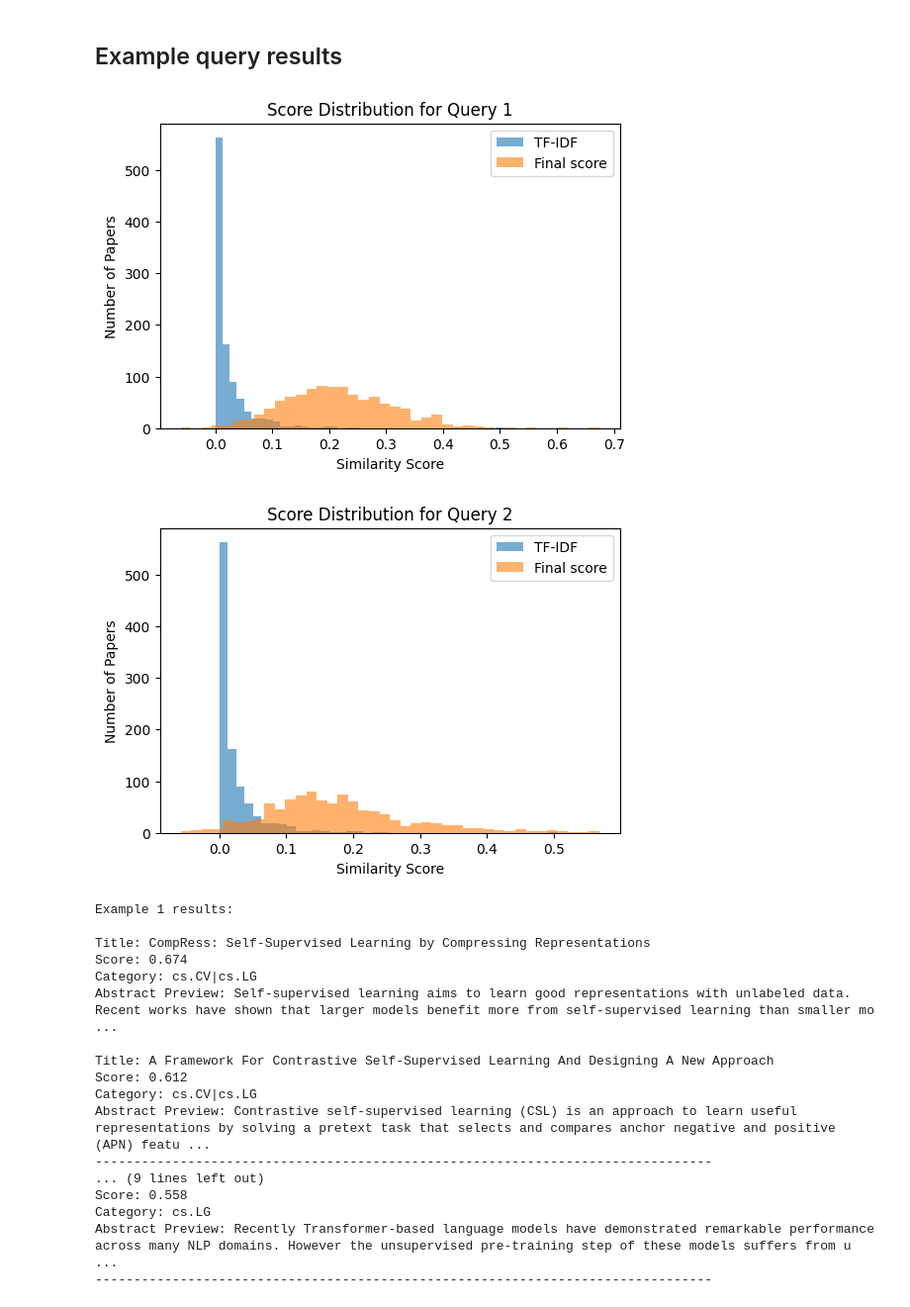
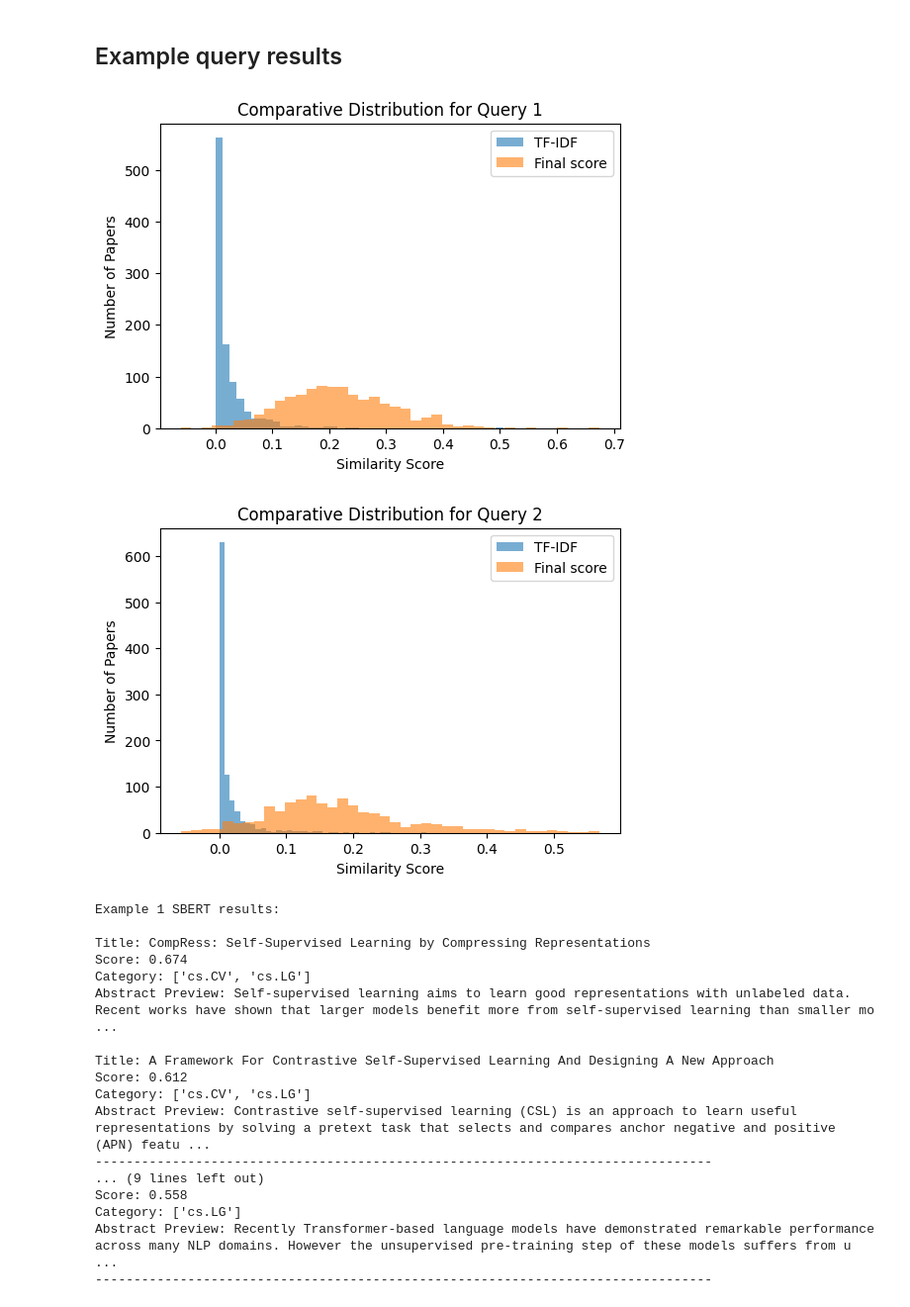
Before and after one commit to sarthakghavghave/scientific-literature-filtering, a Jupyter notebook: notebooks/02_semantic_ranking_pipeline.ipynb, the cells around one changed output. Shown at 99% size. Cells and saved outputs as stored; diff of their text form; code cells hidden in the pictures.

Commit message:
Refactor TF-IDF scoring and finalize similarity comparison analysis

```diff
--- a/notebooks/02_semantic_ranking_pipeline.ipynb
+++ b/notebooks/02_semantic_ranking_pipeline.ipynb
@@ -49,8 +45,19 @@ query_vector = vectorizer.transform([query])
 # %%
-# Compute cosine similarity between query and documents
-tfidf_scores = cosine_similarity(query_vector, tfidf_matrix)[0]
-data['tfidf_score'] = tfidf_scores
+# Function to compute TF-IDF scores for a given query
+def compute_tfidf_scores(query, vectorizer=vectorizer, tfidf_matrix=tfidf_matrix):
+
+    query_vector = vectorizer.transform([query])
+
+    # Compute cosine similarity between query and document
+    tfidf_scores = cosine_similarity(query_vector, tfidf_matrix)[0]
+
+    return tfidf_scores
 # %%
+# Example query vectorization
+query = "self-supervised learning for image representation"
+tfidf_scores = compute_tfidf_scores(query)
+data['tfidf_score'] = tfidf_scores
+
 # show title and score of top 5 results
 data_sorted = data.sort_values(by='tfidf_score', ascending=False)
 
@@ -94,8 +103,9 @@ embeddings.shape
 # %% [markdown]
 ## Functions for Results and Plots
 # %%
-def plot_score_distributions(query, preferred_category, df, embeddings, model, tfidf_scores, title):
+def plot_comparative_distributions(query, preferred_category, df, model, embeddings, vectorizer, tfidf_matrix, title):
 
+    tfidf_scores = compute_tfidf_scores(query, vectorizer, tfidf_matrix)
     final_scores = compute_scores(query, preferred_category, df, embeddings, model)['final_score']
 
     plt.figure(figsize=(6,4))
@@ -124,33 +134,33 @@ def display_top_k(query, preferred_category, df, embeddings, model, k=5):
 # %%
 query1 = "self-supervised learning for image representation"
 query2 = "transformer models for natural language understanding"
 cat1 = "cs.CV"
 cat2 = "cs.CL"
 
-plot_score_distributions(query1, cat1, data, embeddings, model, tfidf_scores, "Score Distribution for Query 1")
-plot_score_distributions(query2, cat2, data, embeddings, model, tfidf_scores, "Score Distribution for Query 2")
+plot_comparative_distributions(query1, cat1, data, model, embeddings, vectorizer, tfidf_matrix, "Comparative Distribution for Query 1")
+plot_comparative_distributions(query2, cat2, data, model, embeddings, vectorizer, tfidf_matrix, "Comparative Distribution for Query 2")
 
-print("Example 1 results:")
+print("Example 1 SBERT results:")
 example1 = display_top_k(query1, cat1, data, embeddings, model, k=2)
-print("\nExample 2 results:")
+print("\nExample 2 SBERT results:")
 example2 = display_top_k(query2, cat2, data, embeddings, model, k=2)
 # %% [output]
-[figure, old version]
+[figure, new version]
-[figure, old version]
+[figure, new version]
-Example 1 results:
+Example 1 SBERT results:
 
 Title: CompRess: Self-Supervised Learning by Compressing Representations
 Score: 0.674
-Category: cs.CV|cs.LG
+Category: ['cs.CV', 'cs.LG']
 Abstract Preview: Self-supervised learning aims to learn good representations with unlabeled data. Recent works have shown that larger models benefit more from self-supervised learning than smaller mo ...
 
 Title: A Framework For Contrastive Self-Supervised Learning And Designing A New Approach
 Score: 0.612
-Category: cs.CV|cs.LG
+Category: ['cs.CV', 'cs.LG']
 Abstract Preview: Contrastive self-supervised learning (CSL) is an approach to learn useful representations by solving a pretext task that selects and compares anchor negative and positive (APN) featu ...
 --------------------------------------------------------------------------------
 ... (9 lines left out)
 Score: 0.558
-Category: cs.LG
+Category: ['cs.LG']
 Abstract Preview: Recently Transformer-based language models have demonstrated remarkable performance across many NLP domains. However the unsupervised pre-training step of these models suffers from u ...
 --------------------------------------------------------------------------------
```
Also changed, not shown: parts of 5 cells of this notebook.
